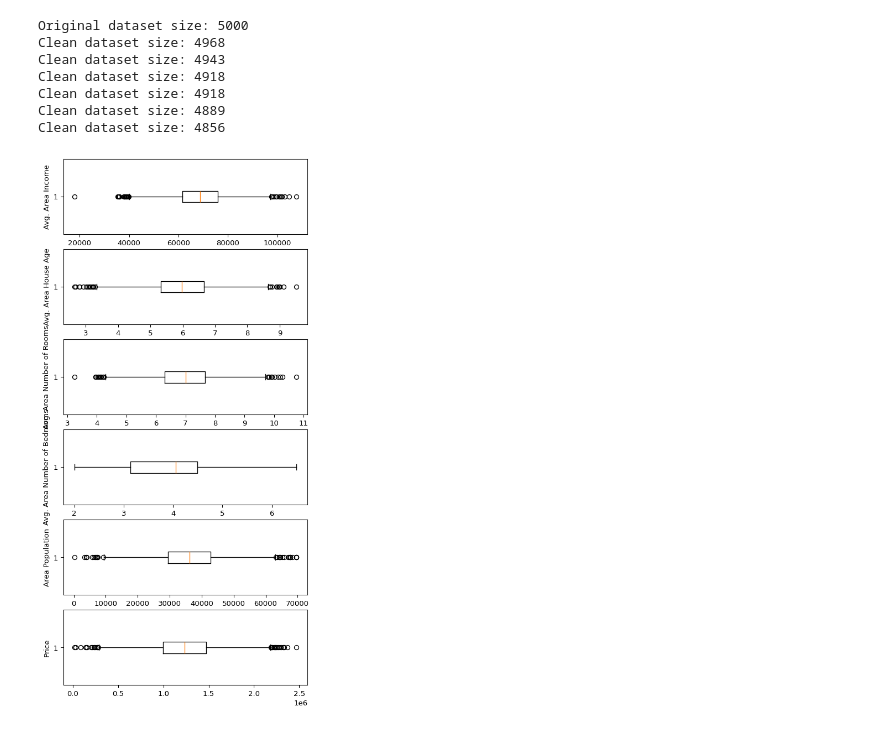
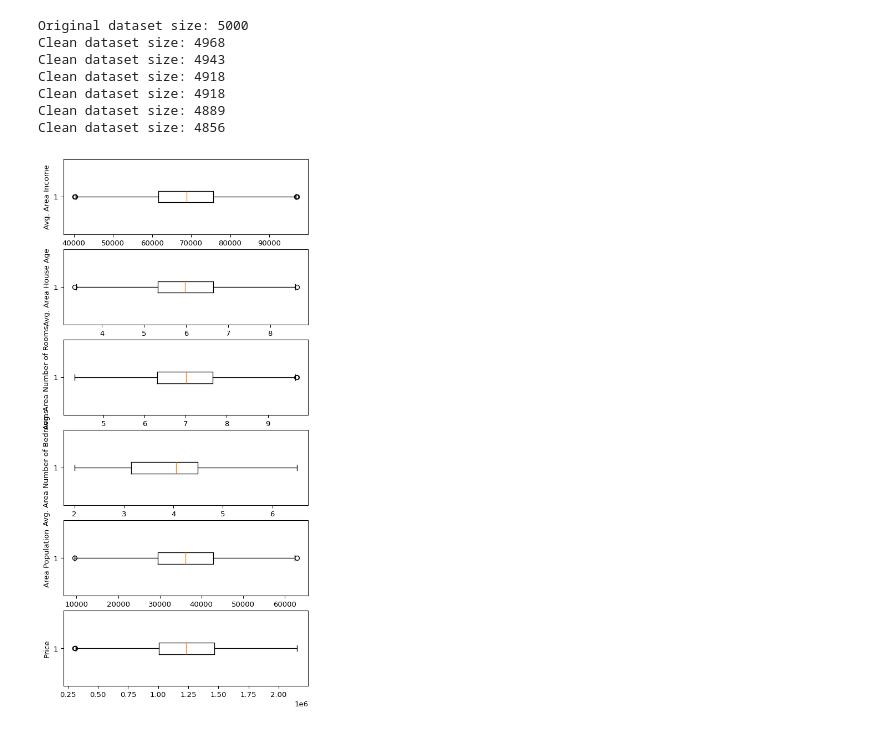
Before and after one commit to NatashaMoses/time_prediction, a Jupyter notebook: learning_ml.ipynb, the cells around one changed output. Cells and saved outputs as stored; diff of their text form; code cells hidden in the pictures.

```diff
--- a/learning_ml.ipynb
+++ b/learning_ml.ipynb
@@ -233,19 +235,19 @@ Clean dataset size: 4889
 Clean dataset size: 4856
 # %%
 # Select only numeric columns (by default, includes int64 and float64)
-numeric_df = clean_data.select_dtypes(include=[int, float])
+numeric_df_clean = clean_data.select_dtypes(include=[int, float])
 
 # Boxplot without outliers
-num_cols = len(numeric_df.columns)
+num_cols = len(numeric_df_clean.columns)
 fig, axs = plt.subplots(num_cols, 1, dpi=95, figsize=(6,13))
 
 # Loop through the columns and create box plots
 i = 0
-for col in numeric_df:
-    axs[i].boxplot(df[col], vert=False)  # Create horizontal box plot
+for col in numeric_df_clean:
+    axs[i].boxplot(numeric_df_clean[col], vert=False)  # Create horizontal box plot
     axs[i].set_ylabel(col)               # Label each plot with column name
     i += 1
 
 plt.show()
 # %% [output]
-[figure, old version]
+[figure, new version]
```
Also changed, not shown: parts of 2 cells of this notebook.
